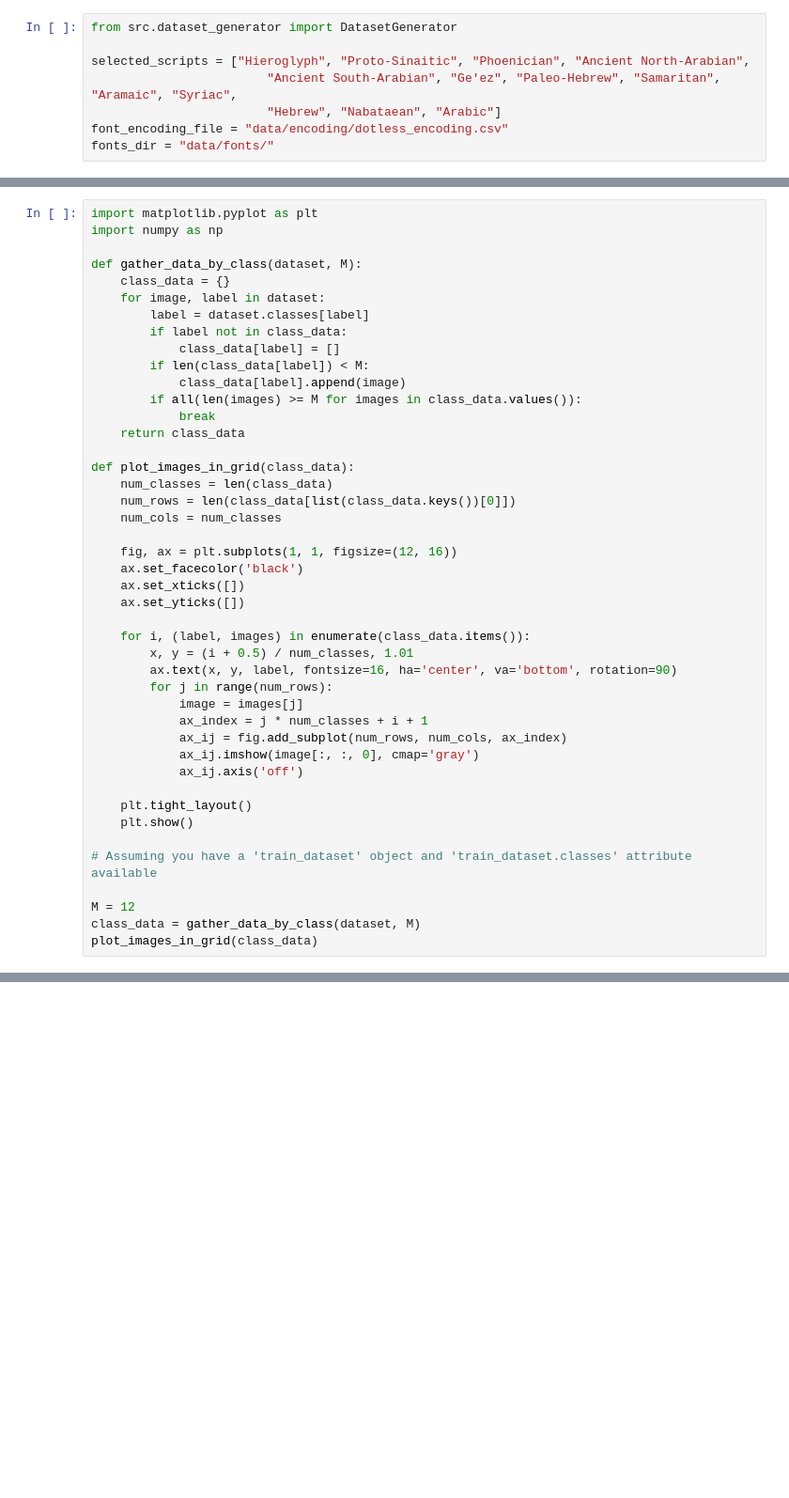
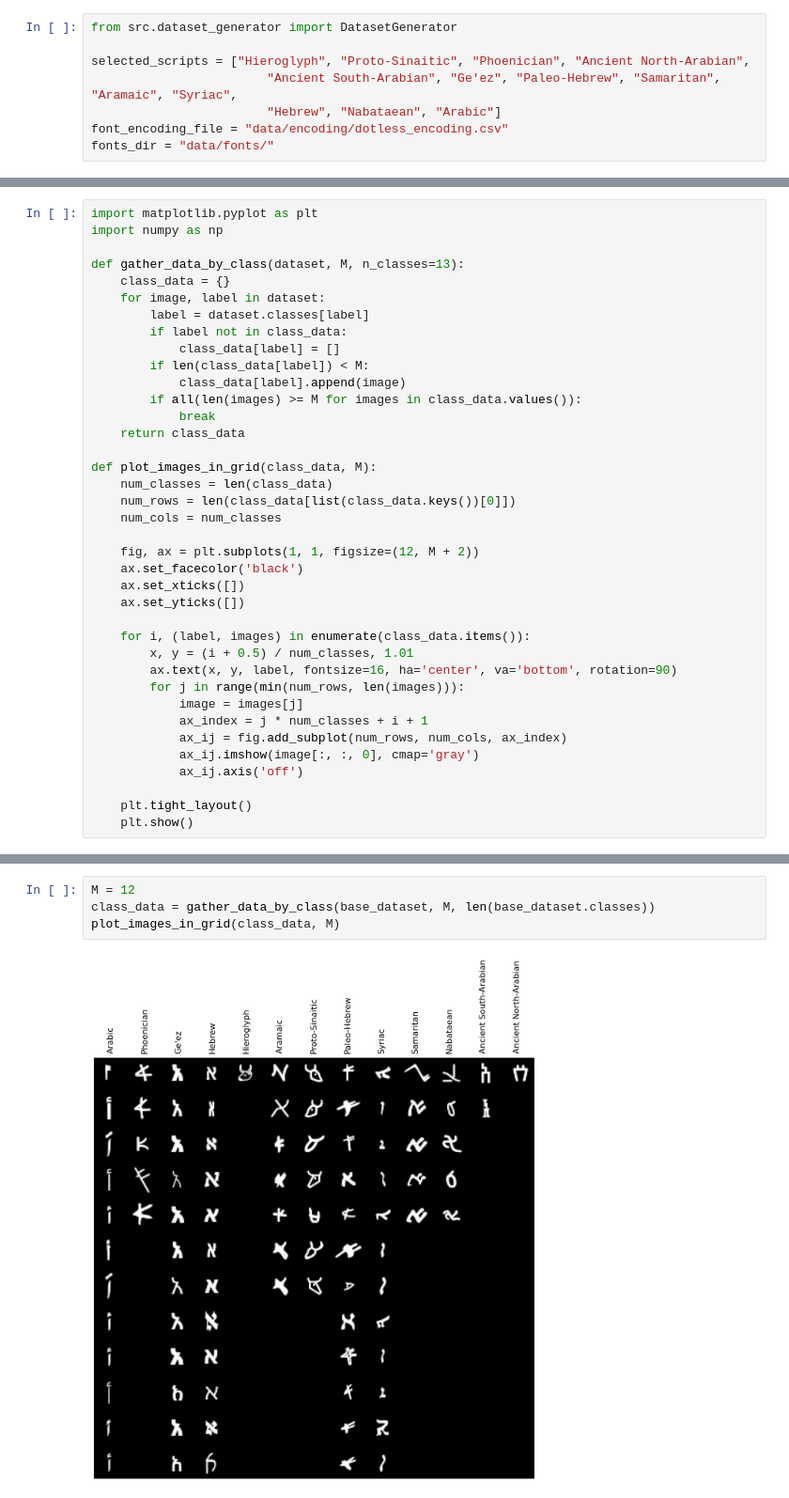
Before and after one commit to bensapirstein/DeepGraphemics, a Jupyter notebook: 1_data_augmentation.ipynb, the cells around one changed output, grey strips where cells are left out. Shown at 94% size. Drawn from its saved outputs; the diff is of its cells as text; blank space fills up the shorter version.

```diff
--- a/1_data_augmentation.ipynb
+++ b/1_data_augmentation.ipynb
@@ -36,7 +45,7 @@ plt.show()
 import matplotlib.pyplot as plt
 import numpy as np
 
-def gather_data_by_class(dataset, M):
+def gather_data_by_class(dataset, M, n_classes=13):
     class_data = {}
     for image, label in dataset:
         label = dataset.classes[label]
@@ -48,12 +57,12 @@ def gather_data_by_class(dataset, M):
             break
     return class_data
 
-def plot_images_in_grid(class_data):
+def plot_images_in_grid(class_data, M):
     num_classes = len(class_data)
     num_rows = len(class_data[list(class_data.keys())[0]])
     num_cols = num_classes
 
-    fig, ax = plt.subplots(1, 1, figsize=(12, 16))
+    fig, ax = plt.subplots(1, 1, figsize=(12, M + 2))
     ax.set_facecolor('black')
     ax.set_xticks([])
     ax.set_yticks([])
@@ -61,7 +70,7 @@ def plot_images_in_grid(class_data):
     for i, (label, images) in enumerate(class_data.items()):
         x, y = (i + 0.5) / num_classes, 1.01
         ax.text(x, y, label, fontsize=16, ha='center', va='bottom', rotation=90)
-        for j in range(num_rows):
+        for j in range(min(num_rows, len(images))):
             image = images[j]
             ax_index = j * num_classes + i + 1
             ax_ij = fig.add_subplot(num_rows, num_cols, ax_index)
@@ -70,9 +79,3 @@ def plot_images_in_grid(class_data):
 
     plt.tight_layout()
     plt.show()
-
-# Assuming you have a 'train_dataset' object and 'train_dataset.classes' attribute available
-
-M = 12
-class_data = gather_data_by_class(dataset, M)
-plot_images_in_grid(class_data)
@@ -80,0 +82,6 @@ plot_images_in_grid(class_data)
+# %%
+M = 12
+class_data = gather_data_by_class(base_dataset, M, len(base_dataset.classes))
+plot_images_in_grid(class_data, M)
+# %% [output]
+[figure, added]
```
Also changed, not shown: parts of 9 cells of this notebook, 3 other files.
